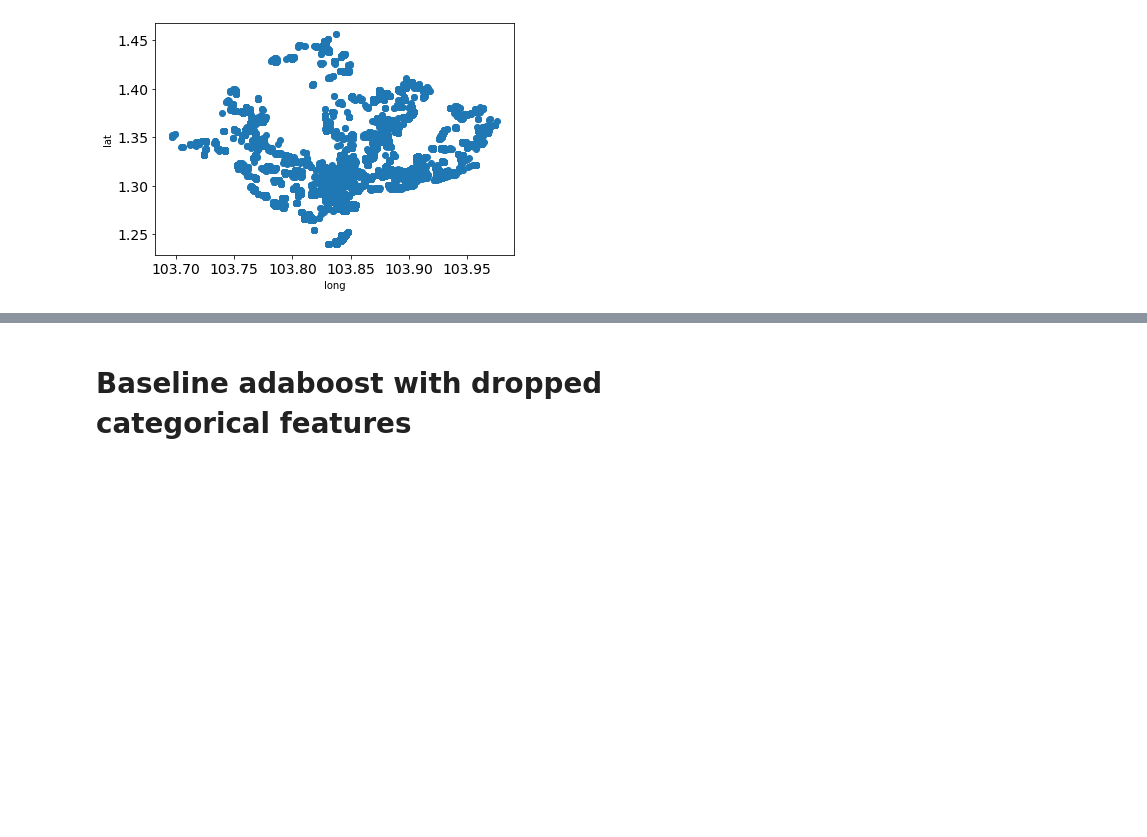
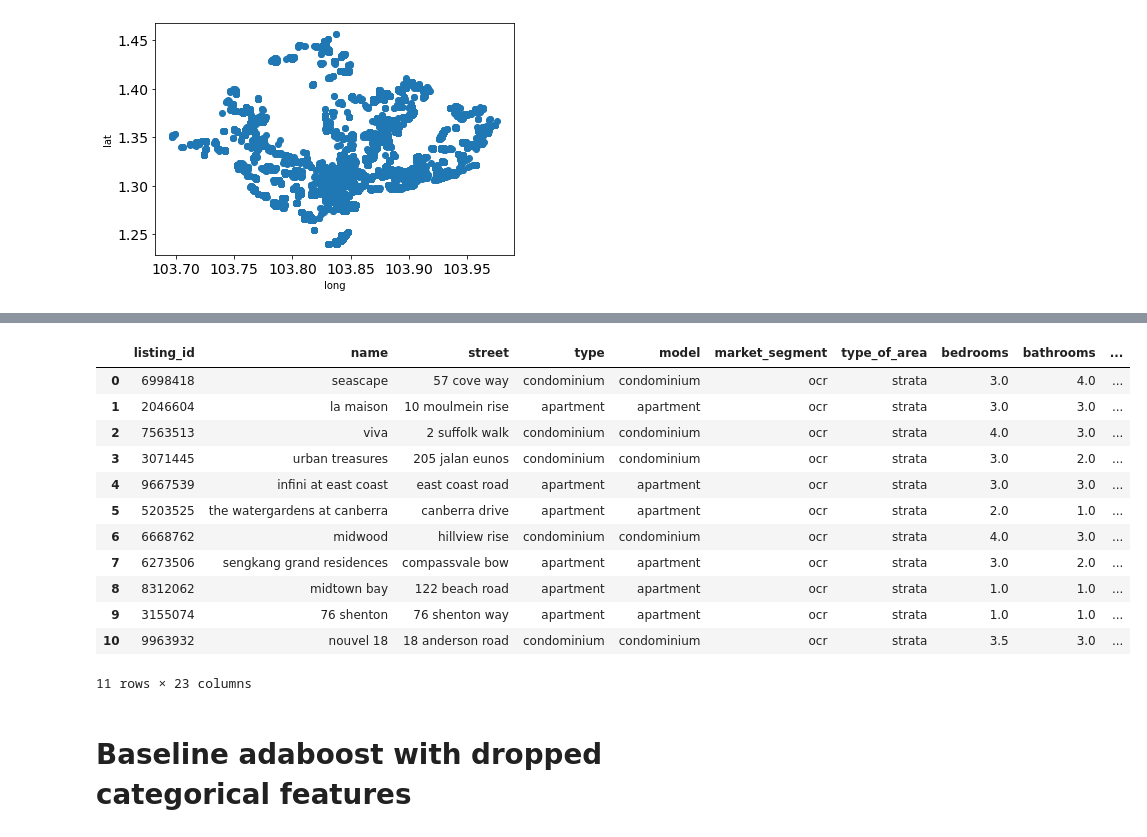
Before and after one commit to aidenywl/data-mining-property-prices, a Jupyter notebook: main_notebook.ipynb, the cells around one changed output, grey strips where cells are left out. Cells and saved outputs as stored; diff of their text form; code cells hidden in the pictures; blank space fills up the shorter version.

Commit message:
add function to process expr in bedrooms column

```diff
--- a/main_notebook.ipynb
+++ b/main_notebook.ipynb
@@ -78,5 +75,6 @@ ERROR! Session/line number was not unique in database. History logging moved to
 # %%
 df_prices_train = pd.read_csv("data/train.csv")
+df_prices_train_demo = pd.read_csv("data/train.csv")
 df_prices_test = pd.read_csv("data/test.csv")
 df_commercial_centres = pd.read_csv("data/auxiliary-data/auxiliary-data/sg-commerical-centres.csv")
 df_train_stations = pd.read_csv("data/auxiliary-data/auxiliary-data/sg-train-stations.csv")
@@ -201,3 +203,35 @@ plt.show()
+# %%
+def process_bedroom_custom(expr):
+    if (type(expr) == str):
+        print('curr expr is ' + expr)
+        if (len(expr) == 1):
+            return int(expr)
+        elif (len(expr) > 1):
+            # assuming all values are of the type operand_1 + operand_2
+            op_1, op_2 = int(expr[0]), int(expr[2])
+            return op_1 + (op_2 / 2)
+        else:
+            # null value, returning -1 for completion sake
+            return -1
+    else:
+        return expr
+# %%
+df_prices_train_demo['bedrooms'] = df_prices_train_demo['bedrooms'].apply(process_bedroom_custom)
+df_prices_train_demo.head(11)
+# %% [output]
+|  | listing_id | name | street | type | model | market_segment | type_of_area | bedrooms | bathrooms | ... |
+| 0 | 6998418 | seascape | 57 cove way | condominium | condominium | ocr | strata | 3.0 | 4.0 | ... |
+| 1 | 2046604 | la maison | 10 moulmein rise | apartment | apartment | ocr | strata | 3.0 | 3.0 | ... |
+| 2 | 7563513 | viva | 2 suffolk walk | condominium | condominium | ocr | strata | 4.0 | 3.0 | ... |
+| 3 | 3071445 | urban treasures | 205 jalan eunos | condominium | condominium | ocr | strata | 3.0 | 2.0 | ... |
+| 4 | 9667539 | infini at east coast | east coast road | apartment | apartment | ocr | strata | 3.0 | 3.0 | ... |
+| 5 | 5203525 | the watergardens at canberra | canberra drive | apartment | apartment | ocr | strata | 2.0 | 1.0 | ... |
+| 6 | 6668762 | midwood | hillview rise | condominium | condominium | ocr | strata | 4.0 | 3.0 | ... |
+| 7 | 6273506 | sengkang grand residences | compassvale bow | apartment | apartment | ocr | strata | 3.0 | 2.0 | ... |
+| 8 | 8312062 | midtown bay | 122 beach road | apartment | apartment | ocr | strata | 1.0 | 1.0 | ... |
+| 9 | 3155074 | 76 shenton | 76 shenton way | apartment | apartment | ocr | strata | 1.0 | 1.0 | ... |
+| 10 | 9963932 | nouvel 18 | 18 anderson road | condominium | condominium | ocr | strata | 3.5 | 3.0 | ... |
+11 rows × 23 columns
 # %% [markdown]
 # Baseline adaboost with dropped categorical features
 # %%
```
Also changed, not shown: parts of 2 cells of this notebook.
